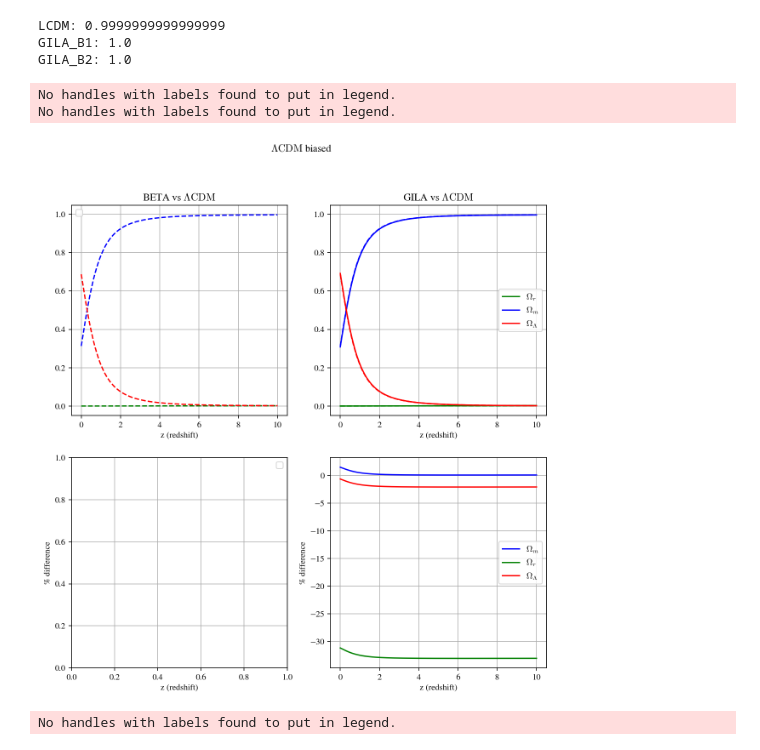
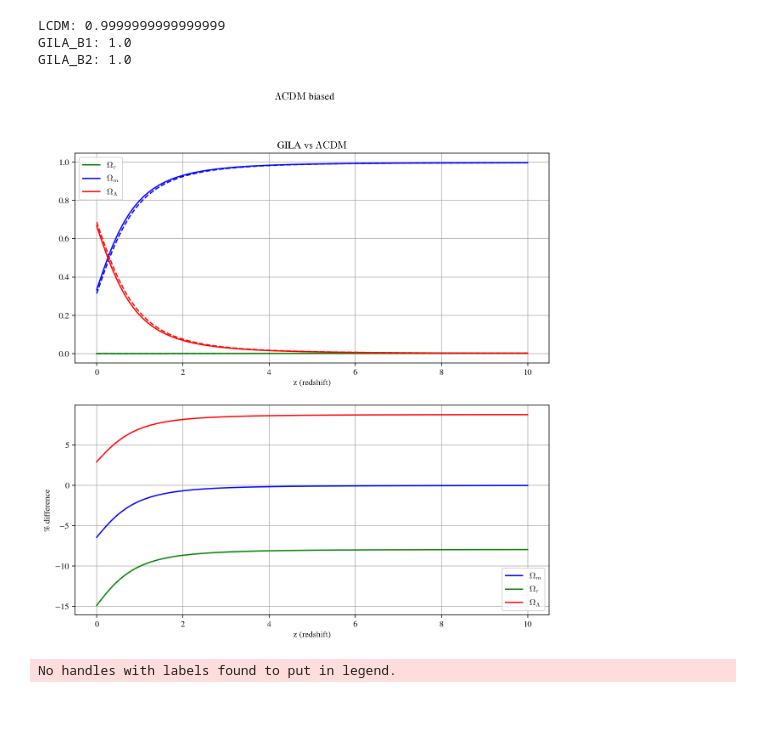
Before and after one commit to matiasleize/GC_MCMC, a Jupyter notebook: notebooks/age_of_the_universe/final stuff/GILA model/plot_Omegas_0.90.ipynb, the cells around one changed output. Cells and saved outputs as stored; diff of their text form; code cells hidden in the pictures; blank space fills up the shorter version.

```diff
--- a/notebooks/age_of_the_universe/final stuff/GILA model/plot_Omegas_0.90.ipynb
+++ b/notebooks/age_of_the_universe/final stuff/GILA model/plot_Omegas_0.90.ipynb
@@ -194,8 +191,15 @@ omega_m_lcdm = 0.163
 #H_0_beta = 70
 
 #GILA best fit
-beta_gila = 3
-H_0_gila = 63
+beta_gila = 3.724983
+H_0_gila = 67.330641
+
+
+#GILA model
+#Exponents: r = 3, s = 5
+#M abs: -19.499030 \pm 0.212081
+#H0: 67.330641 \pm 5.168819
+#$\beta$: 3.724983 \pm 1.626511
 # %%
 #Lcdm model
 Omega_r_lcdm = omega_r/(H_0_lcdm/100)**2
@@ -257,53 +261,51 @@ LCDM: 0.9999999999999999
 GILA_B1: 1.0
 GILA_B2: 1.0
 # %%
-fig, ax = plt.subplots(2, 2, figsize=(10,10))
+fig, ax = plt.subplots(2, 1, figsize=(10,10))
 fig.suptitle(r'$\rm{\Lambda CDM}$ biased')
 
-ax[0,0].set_title(r'BETA vs $\rm{\Lambda CDM}$')
-ax[0,0].grid()
-ax[0,0].plot(zs, Omega_r_lcdm_z, 'g--')
-ax[0,0].plot(zs, Omega_m_lcdm_z, 'b--')
-ax[0,0].plot(zs, Omega_Lambda_lcdm_z, 'r--')
+#ax[0].set_title(r'BETA vs $\rm{\Lambda CDM}$')
+#ax[0].grid()
+#ax[0].plot(zs, Omega_r_lcdm_z, 'g--')
+#ax[0].plot(zs, Omega_m_lcdm_z, 'b--')
+#ax[0].plot(zs, Omega_Lambda_lcdm_z, 'r--')
 #ax[0,0].plot(zs, Omega_r_beta_B1_z, 'g', label=r'$\Omega_r$')
 #ax[0,0].plot(zs, Omega_m_beta_B1_z, 'b', label=r'$\Omega_m$')
 #ax[0,0].plot(zs, Omega_Lambda_beta_B1_z, 'r', label=r'$\Omega_{{\Lambda}}$')
-ax[0,0].set_xlabel('z (redshift)')
-ax[0,0].legend()
+#ax[0].set_xlabel('z (redshift)')
+#ax[0].legend()
 
-ax[0,1].set_title(r'GILA vs $\rm{\Lambda CDM}$')
-ax[0,1].grid()
-ax[0,1].plot(zs, Omega_r_lcdm_z, 'g--')
-ax[0,1].plot(zs, Omega_m_lcdm_z, 'b--')
-ax[0,1].plot(zs, Omega_Lambda_lcdm_z, 'r--')
-ax[0,1].plot(zs, Omega_r_gila_B1_z, 'g', label=r'$\Omega_r$')
-ax[0,1].plot(zs, Omega_m_gila_B1_z, 'b', label=r'$\Omega_m$')
-ax[0,1].plot(zs, Omega_Lambda_gila_B1_z, 'r', label=r'$\Omega_{{\Lambda}}$')
-ax[0,1].set_xlabel('z (redshift)')
-ax[0,1].legend()
+ax[0].set_title(r'GILA vs $\rm{\Lambda CDM}$')
+ax[0].grid()
+ax[0].plot(zs, Omega_r_lcdm_z, 'g--')
+ax[0].plot(zs, Omega_m_lcdm_z, 'b--')
+ax[0].plot(zs, Omega_Lambda_lcdm_z, 'r--')
+ax[0].plot(zs, Omega_r_gila_B1_z, 'g', label=r'$\Omega_r$')
+ax[0].plot(zs, Omega_m_gila_B1_z, 'b', label=r'$\Omega_m$')
+ax[0].plot(zs, Omega_Lambda_gila_B1_z, 'r', label=r'$\Omega_{{\Lambda}}$')
+ax[0].set_xlabel('z (redshift)')
+ax[0].legend()
 
-ax[1,0].grid()
+#ax[1,0].grid()
 #ax[1,0].plot(zs, 100*(1-Omega_r_beta_B1_z/Omega_r_lcdm_z), 'g', label=r'$\Omega_r$')
 #ax[1,0].plot(zs, 100*(1-Omega_m_beta_B1_z/Omega_m_lcdm_z), 'b',label=r'$\Omega_m$')
 #ax[1,0].plot(zs, 100*(1-Omega_Lambda_beta_B1_z/Omega_Lambda_lcdm_z), 'r', label=r'$\Omega_{{\Lambda}}$')
-ax[1,0].set_ylabel('% difference')
-ax[1,0].set_xlabel('z (redshift)')
-ax[1,0].legend()
+#ax[1,0].set_ylabel('% difference')
+#ax[1,0].set_xlabel('z (redshift)')
+#ax[1,0].legend()
 
-ax[1,1].grid()
-ax[1,1].plot(zs, 100*(1-Omega_m_gila_B1_z/Omega_m_lcdm_z), 'b',label=r'$\Omega_m$')
-ax[1,1].plot(zs, 100*(1-Omega_r_gila_B1_z/Omega_r_lcdm_z), 'g', label=r'$\Omega_r$')
-ax[1,1].plot(zs, 100*(1-Omega_Lambda_gila_B1_z/Omega_Lambda_lcdm_z), 'r', label=r'$\Omega_{{\Lambda}}$')
-ax[1,1].set_ylabel('% difference')
-ax[1,1].set_xlabel('z (redshift)')
-ax[1,1].legend()
+ax[1].grid()
+ax[1].plot(zs, 100*(1-Omega_m_gila_B1_z/Omega_m_lcdm_z), 'b',label=r'$\Omega_m$')
+ax[1].plot(zs, 100*(1-Omega_r_gila_B1_z/Omega_r_lcdm_z), 'g', label=r'$\Omega_r$')
+ax[1].plot(zs, 100*(1-Omega_Lambda_gila_B1_z/Omega_Lambda_lcdm_z), 'r', label=r'$\Omega_{{\Lambda}}$')
+ax[1].set_ylabel('% difference')
+ax[1].set_xlabel('z (redshift)')
+ax[1].legend()
 
 os.chdir(path_figures)
 fig.savefig('Omegas_LCDM_biased_{}.pdf'.format(L_bar))
 # %% [output]
-No handles with labels found to put in legend.
-No handles with labels found to put in legend.
-[figure, old version]
+[figure, new version]
 # %%
 fig, ax = plt.subplots(1, 2)
 #fig.suptitle(r'$\rm{\Lambda CDM}$ biased')
```
Also changed, not shown: parts of 2 cells of this notebook, 3 other files.
